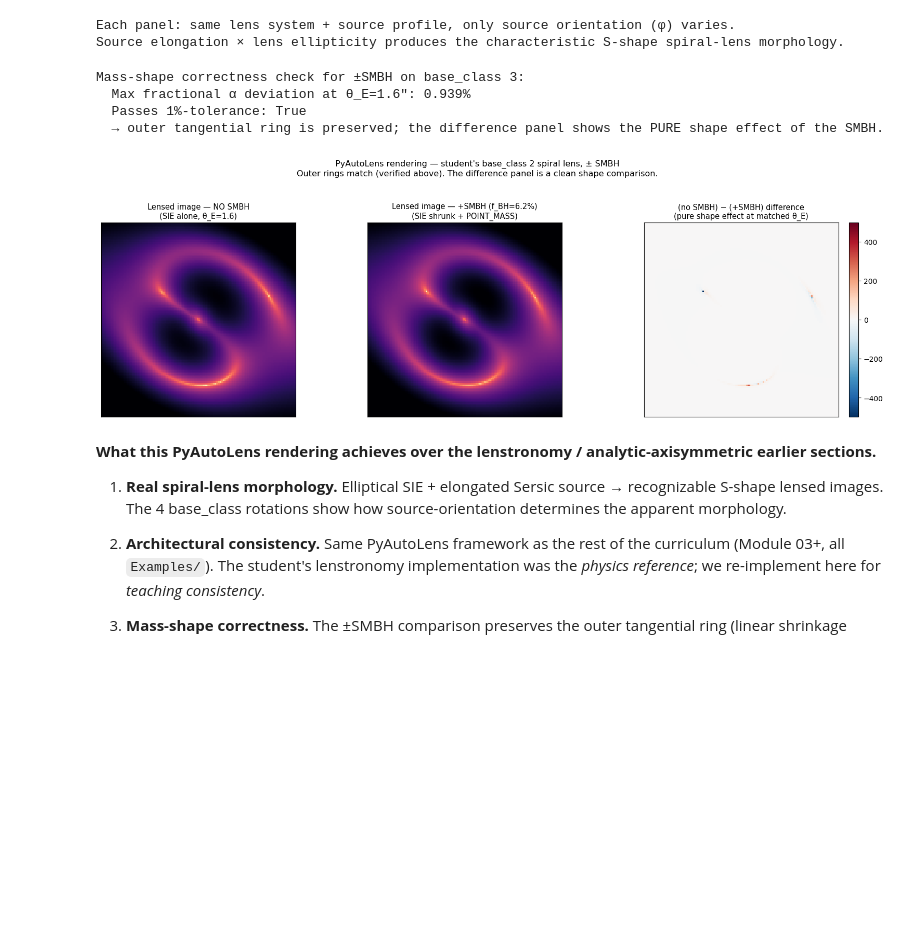
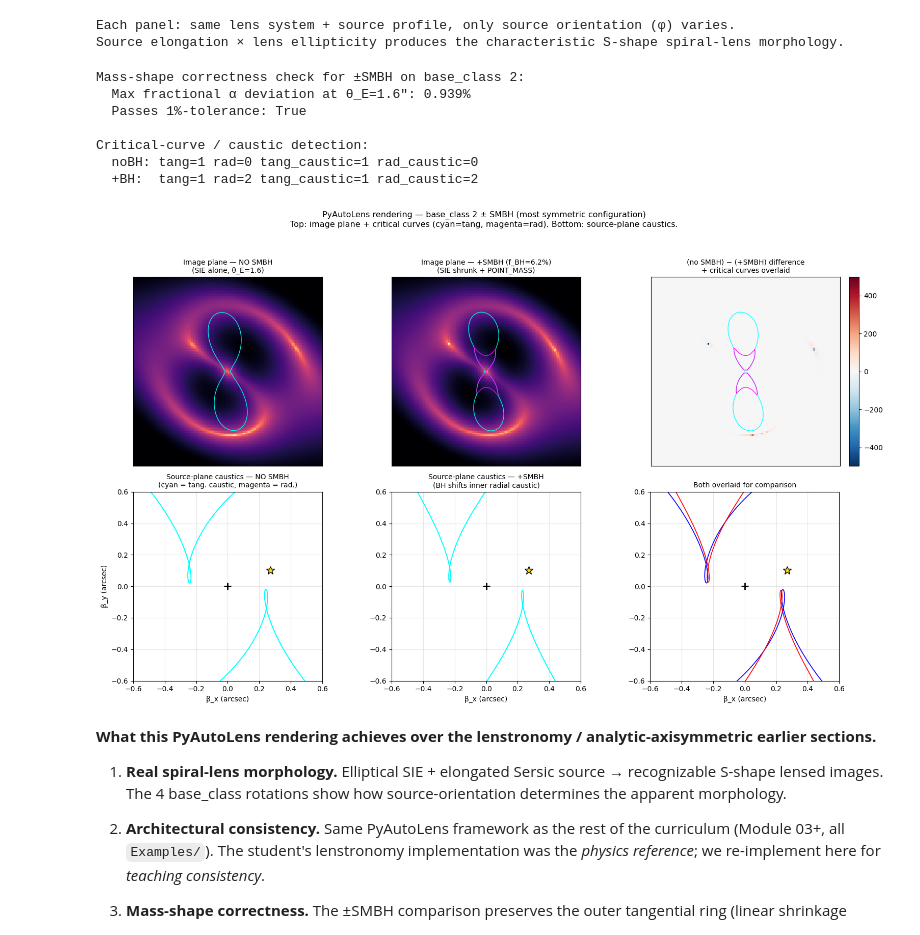
Before and after one commit to rodelcr/Learning_to_Autolens, a Jupyter notebook: Modules/15_Radial_Arcs_Caustic_Topology/15_radial_arcs.ipynb, the cells around one changed output. Cells and saved outputs as stored; diff of their text form; code cells hidden in the pictures; blank space fills up the shorter version.

```diff
--- a/Modules/15_Radial_Arcs_Caustic_Topology/15_radial_arcs.ipynb
+++ b/Modules/15_Radial_Arcs_Caustic_Topology/15_radial_arcs.ipynb
@@ -1254,51 +1254,94 @@ print('Source elongation × lens ellipticity produces the characteristic S-shape
 Each panel: same lens system + source profile, only source orientation (φ) varies.
 Source elongation × lens ellipticity produces the characteristic S-shape spiral-lens morphology.
 # %%
-# §3.9b — base_class 3, ± SMBH, mass-shape-correct comparison.
-# Same SIE shrinkage as above so the outer ring matches between ±SMBH cases.
+# §3.9b — base_class 2, ± SMBH, mass-shape-correct comparison with critical curves + caustics.
+from _spiral_lens_helpers import critical_curves_caustics, plot_critical_curves
 
 BC = 2   # base_class 2: φ=0.30, most symmetric (source axis ≈ lens major axis)
 tracer_BH    = build_baseclass_tracer(BC, f_BH=F_BH_DEFAULT)
 tracer_noBH  = build_baseclass_tracer(BC, f_BH=0.0)
 img_BH   = tracer_BH.image_2d_from(grid=grid).native
 img_noBH = tracer_noBH.image_2d_from(grid=grid).native
 diff = img_noBH - img_BH
 vmax = max(img_BH.max(), img_noBH.max())
 dvm = float(np.abs(diff).max())
 
-# Mass-shape verification: outer-ring α should match within 0.2% for SIE
 result = verify_alpha_matches_baseline(tracer_BH, tracer_noBH, theta_target=THETA_E)
-print(f'Mass-shape correctness check for ±SMBH on base_class 3:')
+print(f'Mass-shape correctness check for ±SMBH on base_class 2:')
 print(f'  Max fractional α deviation at θ_E=1.6\": {result["max_frac_dev"]*100:.3f}%')
 print(f'  Passes 1%-tolerance: {result["matches_within_1pct"]}')
-print(f'  → outer tangential ring is preserved; the difference panel shows the PURE shape effect of the SMBH.\n')
 
-fig, axes = plt.subplots(1, 3, figsize=(16, 5.2))
-for col, (img, title, cmap, is_diff) in enumerate([
-    (img_noBH, 'Lensed image — NO SMBH\n(SIE alone, θ_E=1.6)',                'magma',  False),
-    (img_BH,   f'Lensed image — +SMBH (f_BH={F_BH_DEFAULT*100:.1f}%)\n(SIE shrunk + POINT_MASS)', 'magma', False),
-    (diff,     '(no SMBH) − (+SMBH) difference\n(pure shape effect at matched θ_E)', 'RdBu_r', True),
+# Compute critical curves + caustics for both ±SMBH models
+curves_noBH = critical_curves_caustics(tracer_noBH, fov=FOV, npix=160)
+curves_BH   = critical_curves_caustics(tracer_BH,   fov=FOV, npix=160)
+print(f'\nCritical-curve / caustic detection:')
+print(f'  noBH: tang={len(curves_noBH["tang_crit"])} rad={len(curves_noBH["rad_crit"])} '
+      f'tang_caustic={len(curves_noBH["tang_caustic"])} rad_caustic={len(curves_noBH["rad_caustic"])}')
+print(f'  +BH:  tang={len(curves_BH["tang_crit"])} rad={len(curves_BH["rad_crit"])} '
+      f'tang_caustic={len(curves_BH["tang_caustic"])} rad_caustic={len(curves_BH["rad_caustic"])}')
+
+# 2×3 figure: top row = image plane ±SMBH + diff; bottom row = source plane ±SMBH + caustic comparison
+fig, axes = plt.subplots(2, 3, figsize=(16, 10))
+# Top row: image plane
+for col, (img, title, cmap, is_diff, curves) in enumerate([
+    (img_noBH, 'Image plane — NO SMBH\n(SIE alone, θ_E=1.6)',                            'magma',  False, curves_noBH),
+    (img_BH,   f'Image plane — +SMBH (f_BH={F_BH_DEFAULT*100:.1f}%)\n(SIE shrunk + POINT_MASS)', 'magma', False, curves_BH),
+    (diff,     '(no SMBH) − (+SMBH) difference\n+ critical curves overlaid',                   'RdBu_r', True,  curves_BH),
 ]):
-    ax = axes[col]
+    ax = axes[0, col]
     if is_diff:
         im = ax.imshow(img, extent=extent, origin='lower', cmap=cmap, vmin=-dvm, vmax=dvm)
         plt.colorbar(im, ax=ax, fraction=0.046, pad=0.04)
     else:
         ax.imshow(img, extent=extent, origin='lower', cmap=cmap,
                   norm=LogNorm(vmin=max(vmax*1e-3, 1e-8), vmax=vmax))
+    plot_critical_curves(ax, curves, on_source_plane=False,
+                          tang_kw=dict(color='cyan',    lw=1.0, alpha=0.9),
+                          rad_kw=dict( color='magenta', lw=1.0, alpha=0.9))
     ax.set_aspect('equal'); ax.set_xticks([]); ax.set_yticks([])
-    ax.set_title(title, fontsize=10.5)
+    ax.set_title(title, fontsize=10)
 
-fig.suptitle('PyAutoLens rendering — student\'s base_class 2 spiral lens, ± SMBH\n'
-             'Outer rings match (verified above). The difference panel is a clean shape comparison.',
+# Bottom row: source plane caustic comparison
+src_fov = 0.6
+for col, (curves, title) in enumerate([
+    (curves_noBH, 'Source-plane caustics — NO SMBH\n(cyan = tang. caustic, magenta = rad.)'),
+    (curves_BH,   'Source-plane caustics — +SMBH\n(BH shifts inner radial caustic)'),
+    (None,         'Both overlaid for comparison'),
+]):
+    ax = axes[1, col]
+    if curves is None:
+        plot_critical_curves(ax, curves_noBH, on_source_plane=True,
+                              tang_kw=dict(color='blue', lw=1.2, ls='-',  label='noBH tang.'),
+                              rad_kw=dict( color='blue', lw=1.2, ls='--', label='noBH rad.'))
+        plot_critical_curves(ax, curves_BH, on_source_plane=True,
+                              tang_kw=dict(color='red',  lw=1.2, ls='-',  label='+BH tang.'),
+                              rad_kw=dict( color='red',  lw=1.2, ls='--', label='+BH rad.'))
+    else:
+        plot_critical_curves(ax, curves, on_source_plane=True,
+                              tang_kw=dict(color='cyan',    lw=1.4),
+                              rad_kw=dict( color='magenta', lw=1.4))
+    # Mark the source position(s) for this base class
+    bk = BASE_CLASS_KWARGS[BC]
+    ax.plot(bk['centre'][1], bk['centre'][0], '*', color='gold', markersize=12, mec='k', mew=1)
+    ax.plot(0, 0, '+', color='black', markersize=10, mew=2)
+    ax.set_xlim(-src_fov, src_fov); ax.set_ylim(-src_fov, src_fov)
+    ax.set_aspect('equal'); ax.grid(alpha=0.3)
+    ax.set_xlabel('β_x (arcsec)'); ax.set_ylabel('β_y (arcsec)' if col == 0 else '')
+    ax.set_title(title, fontsize=10)
+
+fig.suptitle('PyAutoLens rendering — base_class 2 ± SMBH (most symmetric configuration)\n'
+             'Top: image plane + critical curves (cyan=tang, magenta=rad). Bottom: source-plane caustics.',
              fontsize=11.5)
-plt.tight_layout(rect=[0, 0, 1, 0.91]); plt.show()
+plt.tight_layout(rect=[0, 0, 1, 0.95]); plt.show()
 # %% [output]
-Mass-shape correctness check for ±SMBH on base_class 3:
+Mass-shape correctness check for ±SMBH on base_class 2:
   Max fractional α deviation at θ_E=1.6": 0.939%
   Passes 1%-tolerance: True
-  → outer tangential ring is preserved; the difference panel shows the PURE shape effect of the SMBH.
+
+Critical-curve / caustic detection:
+  noBH: tang=1 rad=0 tang_caustic=1 rad_caustic=0
+  +BH:  tang=1 rad=2 tang_caustic=1 rad_caustic=2
-[figure, old version]
+[figure, new version]
 # %% [markdown]
 **What this PyAutoLens rendering achieves over the lenstronomy / analytic-axisymmetric earlier sections.**
 
```
Also changed, not shown: parts of 2 cells of this notebook, 1 other file.
